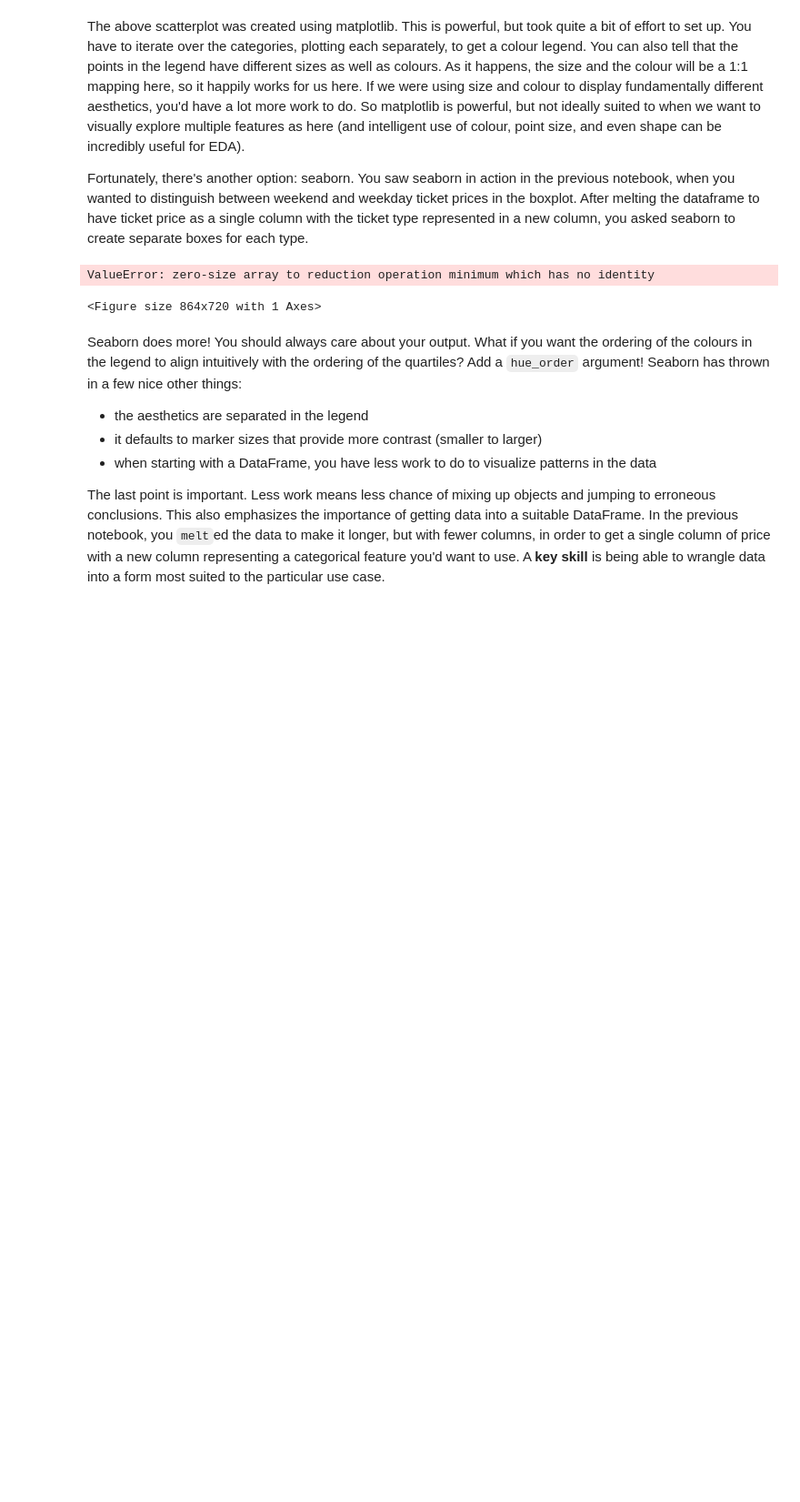
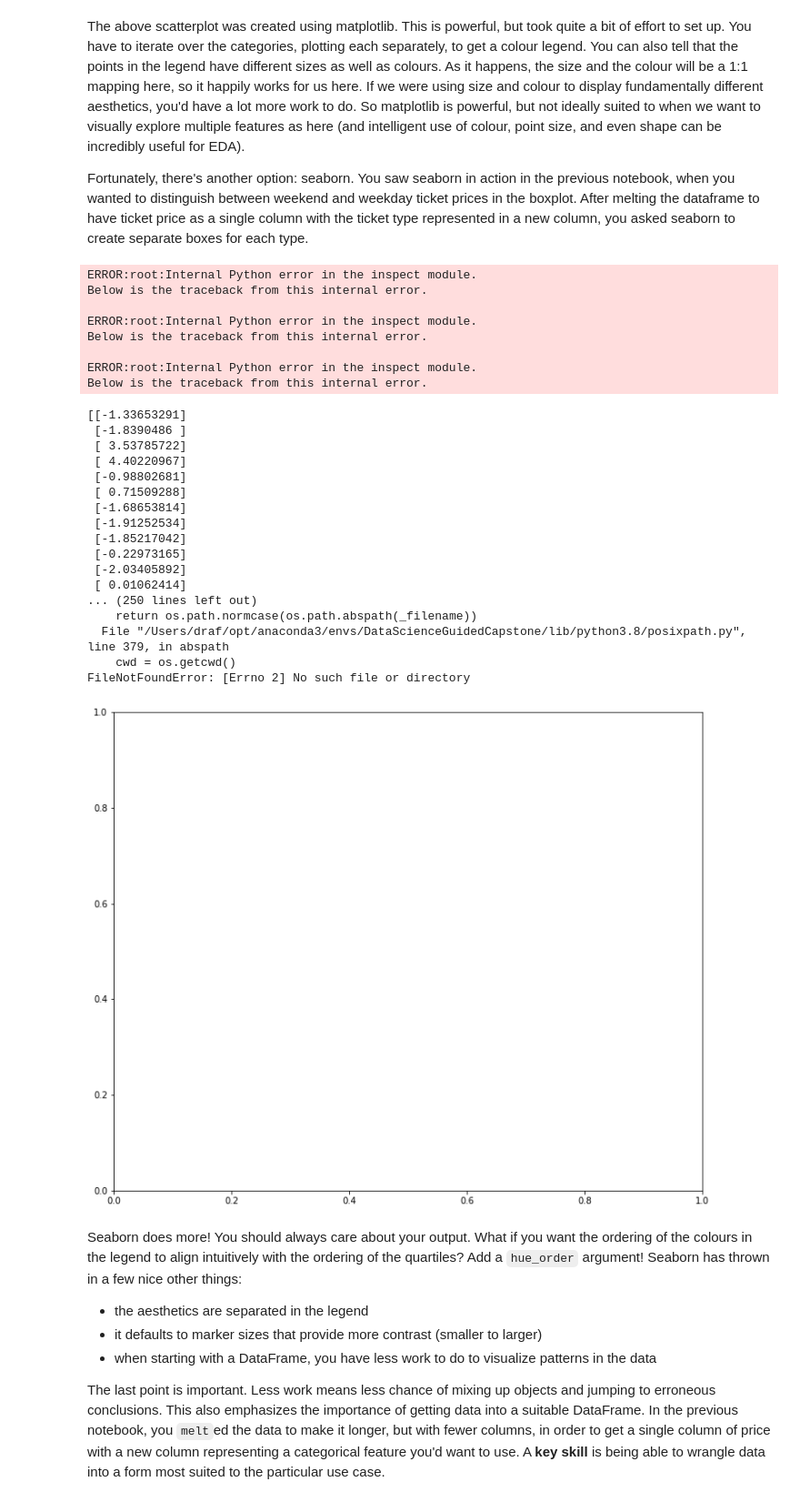
Before and after one commit to Draf09/DataScienceGuidedCapstone, a Jupyter notebook: Step Three - Exploratory Data Analysis/03_exploratory_data_analysis.ipynb, the cells around one changed output. Shown at 91% size. Cells and saved outputs as stored; diff of their text form; code cells hidden in the pictures; blank space fills up the shorter version.

```diff
--- a/Step Three - Exploratory Data Analysis/03_exploratory_data_analysis.ipynb
+++ b/Step Three - Exploratory Data Analysis/03_exploratory_data_analysis.ipynb
@@ -596,25 +707,54 @@ Fortunately, there's another option: seaborn. You saw seaborn in action in the p
 # %%
 #Code task 11#
 #Create a seaborn scatterplot by calling `sns.scatterplot`
 #Specify the dataframe pca_df as the source of the data,
 #specify 'PC1' for x and 'PC2' for y,
 #specify 'AdultWeekend' for the pointsize (scatterplot's `size` argument),
 #specify 'Quartile' for `hue`
 #specify pca_df.Quartile.cat.categories for `hue_order` - what happens with/without this?
-x = pca_df.PC1
-y = pca_df.PC2
+#x = pca_df.PC1.values()
+x = pca_df[["PC1"]].to_numpy()
+#y = pca_df.PC2.values()
+y = pca_df[["PC2"]].to_numpy()
 state = pca_df.index
+print(x)
+print(y)
+#print(state)
 plt.subplots(figsize=(12, 10))
 # Note the argument below to make sure we get the colours in the ascending
 # order we intuitively expect!
 sns.scatterplot(x='PC1', y='PC2', size='AdultWeekend', hue='Quartile', hue_order = pca_df.Quartile.cat.categories, data=pca_df)
 #and we can still annotate with the state labels
 for s, x, y in zip(state, x, y):
     plt.annotate(s, (x, y))
 plt.title(f'Ski states summary PCA, {pc_var:.1f}% variance explained');
 # %% [output]
-ValueError: zero-size array to reduction operation minimum which has no identity
+ERROR:root:Internal Python error in the inspect module.
+Below is the traceback from this internal error.
+
+ERROR:root:Internal Python error in the inspect module.
+Below is the traceback from this internal error.
+
+ERROR:root:Internal Python error in the inspect module.
+Below is the traceback from this internal error.
-<Figure size 864x720 with 1 Axes>
+[[-1.33653291]
+ [-1.8390486 ]
+ [ 3.53785722]
+ [ 4.40220967]
+ [-0.98802681]
+ [ 0.71509288]
+ [-1.68653814]
+ [-1.91252534]
+ [-1.85217042]
+ [-0.22973165]
+ [-2.03405892]
+ [ 0.01062414]
+... (250 lines left out)
+    return os.path.normcase(os.path.abspath(_filename))
+  File "/Users/draf/opt/anaconda3/envs/DataScienceGuidedCapstone/lib/python3.8/posixpath.py", line 379, in abspath
+    cwd = os.getcwd()
+FileNotFoundError: [Errno 2] No such file or directory
+[figure, added]
 # %% [markdown]
 Seaborn does more! You should always care about your output. What if you want the ordering of the colours in the legend to align intuitively with the ordering of the quartiles? Add a `hue_order` argument! Seaborn has thrown in a few nice other things:
 
```
Also changed, not shown: parts of 15 cells of this notebook, 10 other files.
